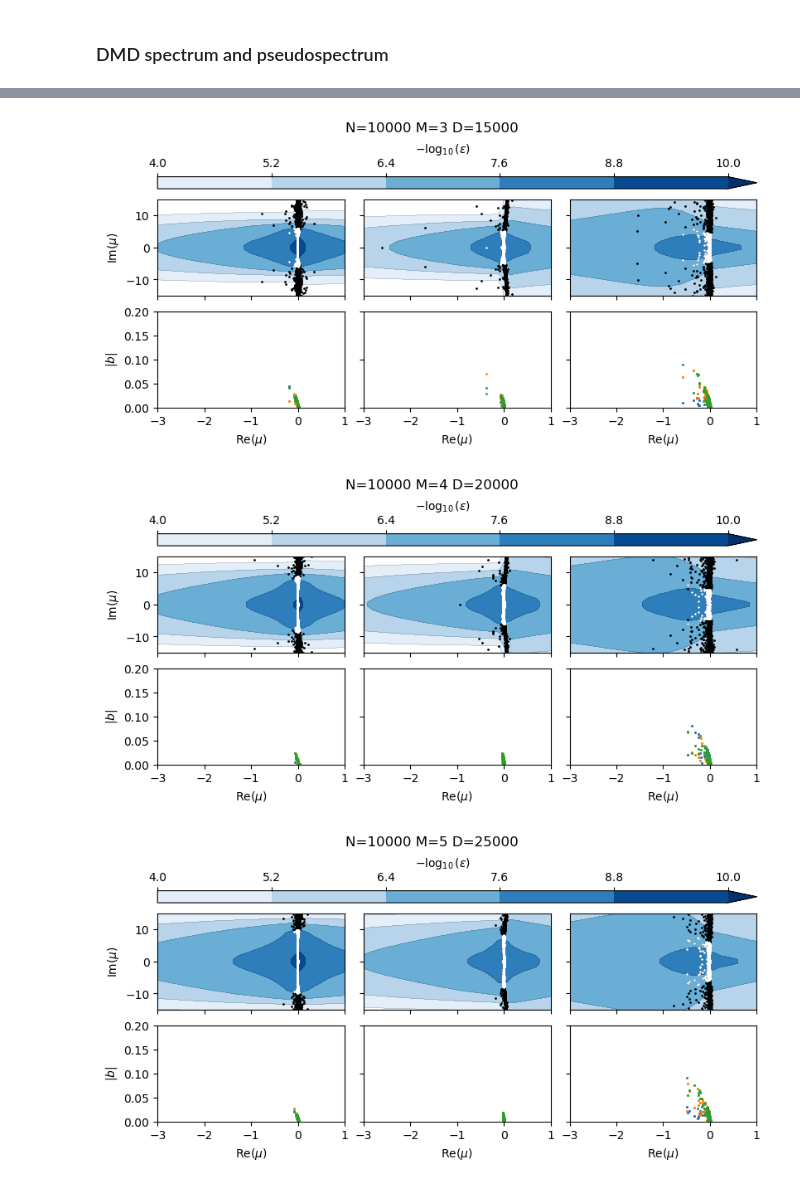
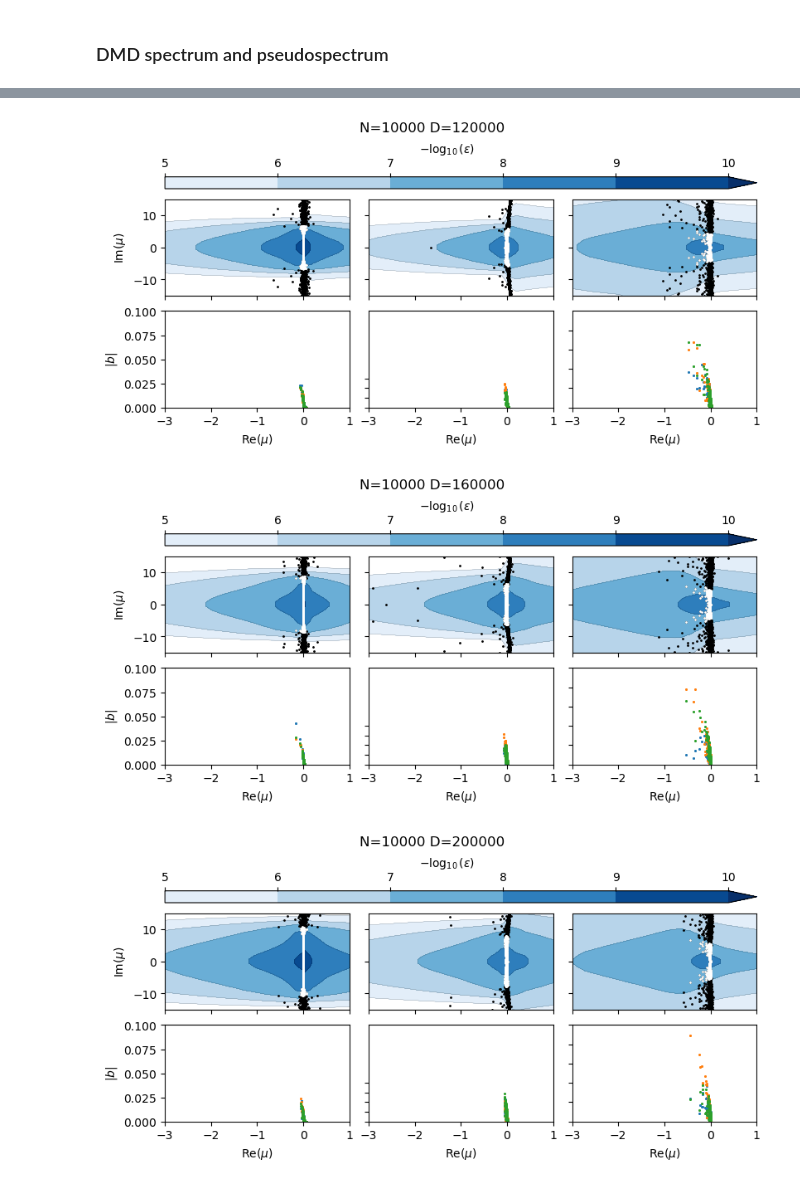
Before and after one commit to znicolaou/kuramoto, a Jupyter notebook: dmdplot.ipynb, the cells around one changed output, grey strips where cells are left out. Cells and saved outputs as stored; diff of their text form; code cells hidden in the pictures.

Commit message:
updated plots

```diff
--- a/dmdplot.ipynb
+++ b/dmdplot.ipynb
@@ -73,17 +74,12 @@ colors = [
 # %% [markdown]
 ### Input trajectories
 # %%
-# filebases=['data/dmd1/','data/dmd2/','data/dmd3/']
-# filebases=['data/dmd4/','data/dmd5/','data/dmd6/']
-# filebases=['data/dmd7/','data/dmd8/','data/dmd9/']
-filebases=['data/dmd13/','data/dmd14/','data/dmd15/']
+filebases=['data/dmd1/','data/dmd2/','data/dmd3/']
 fig,axs=plt.subplots(3,2,figsize=(4,4) ,constrained_layout=True)
 
 numtraj=3
 
 for m in range(len(filebases)):
-    # n0s=np.concatenate([[0],np.cumsum(np.load('%s/n0s.npy'%(filebases[m]))-1)])
-
     for n in range(numtraj):
         filebase='%s/%i'%(filebases[m],n)
         file=open(filebase+'.out')
@@ -243,0 +233,19 @@ data/dmd15/ 2
+# %%
+ds=[]
+es=[]
+for D in ['0','1','2','3','4','5']:
+    M=int(D[0])
+    if M==0:
+        d=N*2
+    else:
+        d=N*2*M+N/2*4*M
+
+    for m in range(len(filebases)):
+        filebase0=filebases[m]
+        for n in range(numtraj):
+            ds=ds+[d]
+            filebase='%s/%i'%(filebases[m],n)
+            orders=np.fromfile(filebase+'order.dat',dtype=np.float64)
+            rorders=np.load(filebase+'order_%s.npy'%(D))
+#             es=es+[np.mean(((orders[:-1]-rorders)/orders[:-1])**2)**0.5]
+            es=es+[np.mean(((orders[:-1]-rorders))**2)**0.5]
@@ -244,18 +267,20 @@ data/dmd15/ 2
 # %% [markdown]
 ### DMD spectrum and pseudospectrum
 # %%
-filebases=['data/dmd13/','data/dmd14/','data/dmd15/']
-resmin=1E-4
+filebases=['data/dmd1/','data/dmd2/','data/dmd3/']
+resmin=1E-5
 resmax=1E-10
 rescrit=1E-7
 
-for D in ['0_r','1_r','2_r','3_r','4_r','5_r']:
+for D in ['0','1','2','3','4','5']:
     l=0
     fig,axs=plt.subplots(2,3,figsize=(8,4),layout='constrained')
-    if D==0:
-        fig.suptitle('N=%i M=%i D=%i'%(N,1,0))
+    M=int(D[0])
+
+    if M==0:
+        fig.suptitle('N=%i D=%i'%(N,N*2))
     else:
-        fig.suptitle('N=%i M=%i D=%i'%(N,int(D[0]),N//2*int(D[0])))
+        fig.suptitle('N=%i D=%i'%(N,N*2*M+N/2*4*M))
     numtraj=3
     for m in range(len(filebases)):
         filebase0=filebases[m]
@@ -276,12 +301,11 @@ for D in ['0_r','1_r','2_r','3_r','4_r','5_r']:
 
         plt.xlabel(r'$\mathrm{Re}(\mu)$')
         plt.xlim(-3,1)
-        plt.ylim(0,0.5)
         if l>0:
             plt.gca().set_yticks(plt.gca().get_yticks(),['']*len(plt.gca().get_yticks()))
         else:
             plt.ylabel(r'$|b|$')
-        plt.ylim(0,0.2)
+        plt.ylim(0,0.1)
 
         pseudo1=np.load('%s/%spseudo.npy'%(filebase0,D))
         zs1=np.load('%s/%szs.npy'%(filebase0,D))
@@ -317,6 +341,6 @@ for D in ['0_r','1_r','2_r','3_r','4_r','5_r']:
 
     fig.colorbar(cs1, ax=axs[:,:], location='top',aspect=50,label=r'$-\log_{10}(\varepsilon)$')
 
-    plt.savefig('oscillatordmd2_%s.pdf'%D,dpi=200)
+#     plt.savefig('oscillatordmd2_%s.pdf'%D,dpi=200)
     plt.show()
 # %% [output]
@@ -326,3 +350,3 @@ for D in ['0_r','1_r','2_r','3_r','4_r','5_r']:
-[figure, old version]
+[figure, new version]
-[figure, old version]
+[figure, new version]
-[figure, old version]
+[figure, new version]
```
Also changed, not shown: parts of 9 cells of this notebook, 2 other files.
